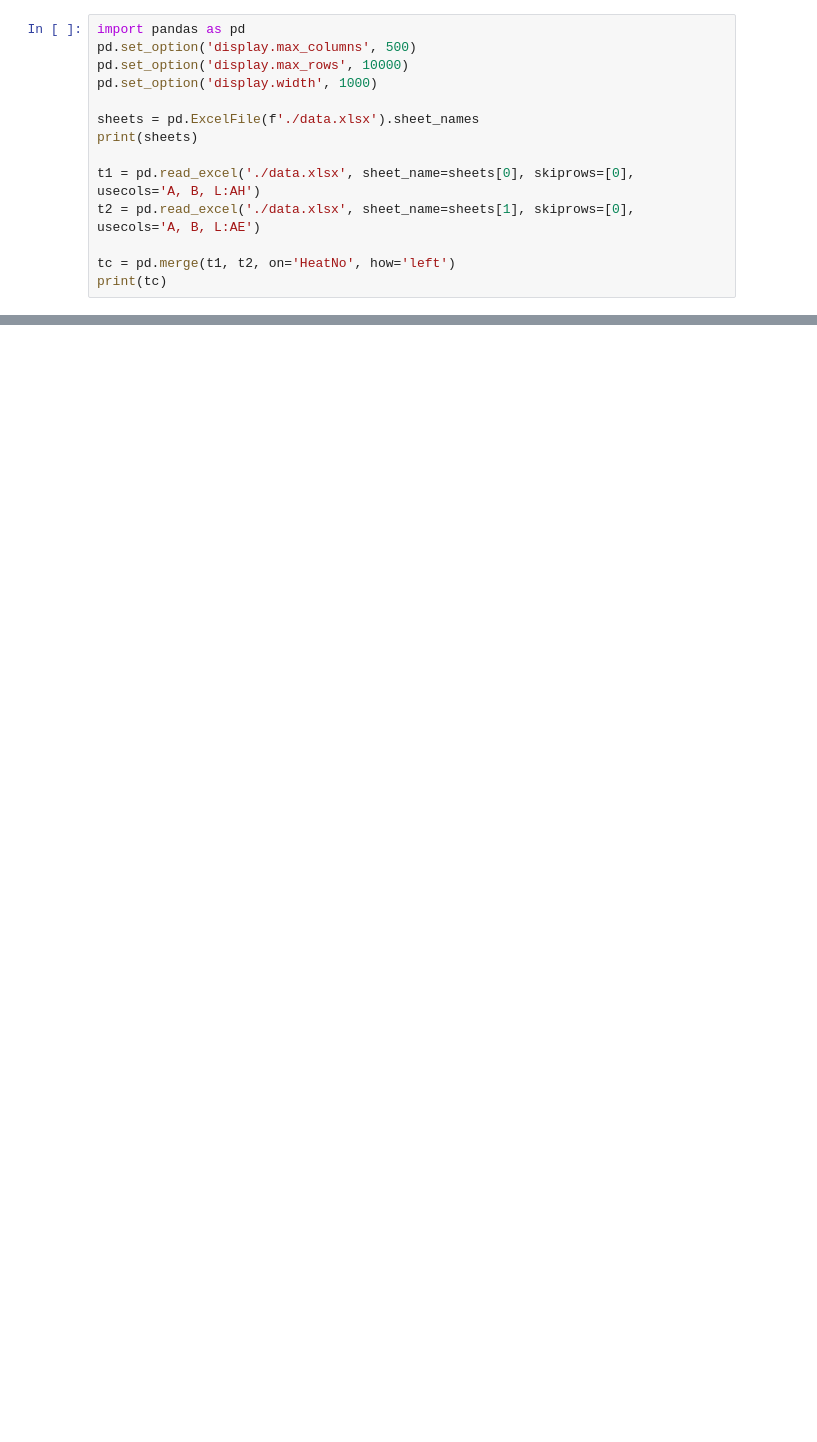
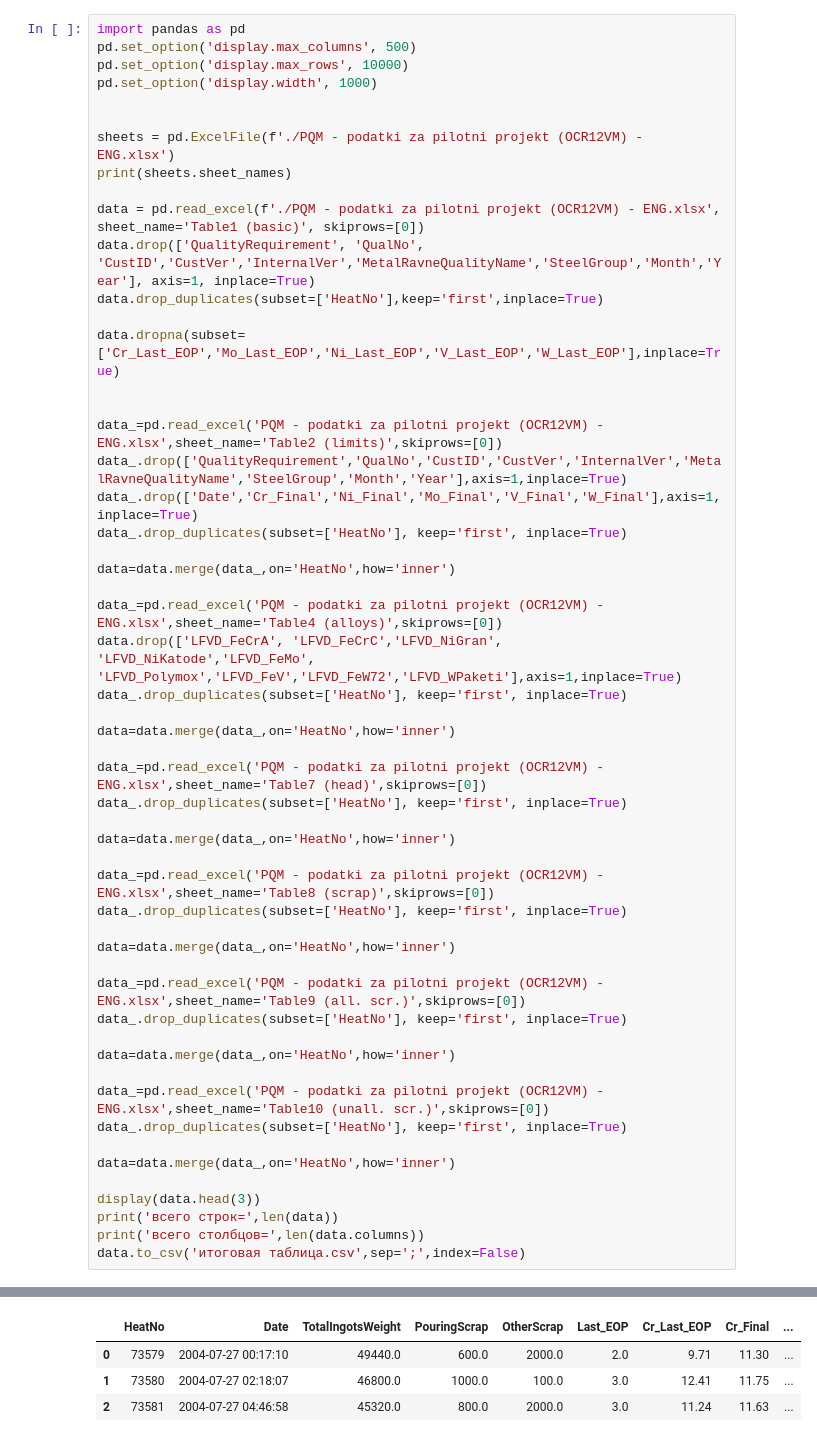
Before and after one commit to DarFusozaiVarVar/fantastic-barnacle, a Jupyter notebook: DataAnalysis/lab1.ipynb, the cells around one changed output, grey strips where cells are left out. Drawn from its saved outputs; the diff is of its cells as text; blank space fills up the shorter version.

```diff
--- a/DataAnalysis/lab1.ipynb
+++ b/DataAnalysis/lab1.ipynb
@@ -4,13 +4,53 @@ pd.set_option('display.max_columns', 500)
 pd.set_option('display.max_rows', 10000)
 pd.set_option('display.width', 1000)
 
-sheets = pd.ExcelFile(f'./data.xlsx').sheet_names
-print(sheets)
 
-t1 = pd.read_excel('./data.xlsx', sheet_name=sheets[0], skiprows=[0], usecols='A, B, L:AH')
-t2 = pd.read_excel('./data.xlsx', sheet_name=sheets[1], skiprows=[0], usecols='A, B, L:AE')
+sheets = pd.ExcelFile(f'./PQM - podatki za pilotni projekt (OCR12VM) - ENG.xlsx')
+print(sheets.sheet_names)
 
-tc = pd.merge(t1, t2, on='HeatNo', how='left')
-print(tc)
+data = pd.read_excel(f'./PQM - podatki za pilotni projekt (OCR12VM) - ENG.xlsx', sheet_name='Table1 (basic)', skiprows=[0])
+data.drop(['QualityRequirement', 'QualNo', 'CustID','CustVer','InternalVer','MetalRavneQualityName','SteelGroup','Month','Year'], axis=1, inplace=True)
+data.drop_duplicates(subset=['HeatNo'],keep='first',inplace=True)
+
+data.dropna(subset=['Cr_Last_EOP','Mo_Last_EOP','Ni_Last_EOP','V_Last_EOP','W_Last_EOP'],inplace=True)
+
+
+data_=pd.read_excel('PQM - podatki za pilotni projekt (OCR12VM) - ENG.xlsx',sheet_name='Table2 (limits)',skiprows=[0])
+data_.drop(['QualityRequirement','QualNo','CustID','CustVer','InternalVer','MetalRavneQualityName','SteelGroup','Month','Year'],axis=1,inplace=True)
+data_.drop(['Date','Cr_Final','Ni_Final','Mo_Final','V_Final','W_Final'],axis=1,inplace=True)
+data_.drop_duplicates(subset=['HeatNo'], keep='first', inplace=True)
+
+data=data.merge(data_,on='HeatNo',how='inner')
+
+data_=pd.read_excel('PQM - podatki za pilotni projekt (OCR12VM) - ENG.xlsx',sheet_name='Table4 (alloys)',skiprows=[0])
+data.drop(['LFVD_FeCrA', 'LFVD_FeCrC','LFVD_NiGran', 'LFVD_NiKatode','LFVD_FeMo', 'LFVD_Polymox','LFVD_FeV','LFVD_FeW72','LFVD_WPaketi'],axis=1,inplace=True)
+data_.drop_duplicates(subset=['HeatNo'], keep='first', inplace=True)
+
+data=data.merge(data_,on='HeatNo',how='inner')
+
+data_=pd.read_excel('PQM - podatki za pilotni projekt (OCR12VM) - ENG.xlsx',sheet_name='Table7 (head)',skiprows=[0])
+data_.drop_duplicates(subset=['HeatNo'], keep='first', inplace=True)
+
+data=data.merge(data_,on='HeatNo',how='inner')
+
+data_=pd.read_excel('PQM - podatki za pilotni projekt (OCR12VM) - ENG.xlsx',sheet_name='Table8 (scrap)',skiprows=[0])
+data_.drop_duplicates(subset=['HeatNo'], keep='first', inplace=True)
+
+data=data.merge(data_,on='HeatNo',how='inner')
+
+data_=pd.read_excel('PQM - podatki za pilotni projekt (OCR12VM) - ENG.xlsx',sheet_name='Table9 (all. scr.)',skiprows=[0])
+data_.drop_duplicates(subset=['HeatNo'], keep='first', inplace=True)
+
+data=data.merge(data_,on='HeatNo',how='inner')
+
+data_=pd.read_excel('PQM - podatki za pilotni projekt (OCR12VM) - ENG.xlsx',sheet_name='Table10 (unall. scr.)',skiprows=[0])
+data_.drop_duplicates(subset=['HeatNo'], keep='first', inplace=True)
+
+data=data.merge(data_,on='HeatNo',how='inner')
+
+display(data.head(3))
+print('всего строк=',len(data))
+print('всего столбцов=',len(data.columns))
+data.to_csv('итоговая таблица.csv',sep=';',index=False)
 # %% [output]
 ['Table1 (basic)', 'Table2 (limits)', 'Table3 (events)', 'Table4 (alloys)', 'Table5 (temps)', 'Table6 (weights)', 'Table7 (head)', 'Table8 (scrap)', 'Table9 (all. scr.)', 'Table10 (unall. scr.)']
@@ -32,0 +57,4 @@ print(tc)
+|  | HeatNo | Date | TotalIngotsWeight | PouringScrap | OtherScrap | Last_EOP | Cr_Last_EOP | Cr_Final | ... |
+| 0 | 73579 | 2004-07-27 00:17:10 | 49440.0 | 600.0 | 2000.0 | 2.0 | 9.71 | 11.30 | ... |
+| 1 | 73580 | 2004-07-27 02:18:07 | 46800.0 | 1000.0 | 100.0 | 3.0 | 12.41 | 11.75 | ... |
+| 2 | 73581 | 2004-07-27 04:46:58 | 45320.0 | 800.0 | 2000.0 | 3.0 | 11.24 | 11.63 | ... |
```
Also changed, not shown: parts of 21 cells of this notebook, 6 other files.
